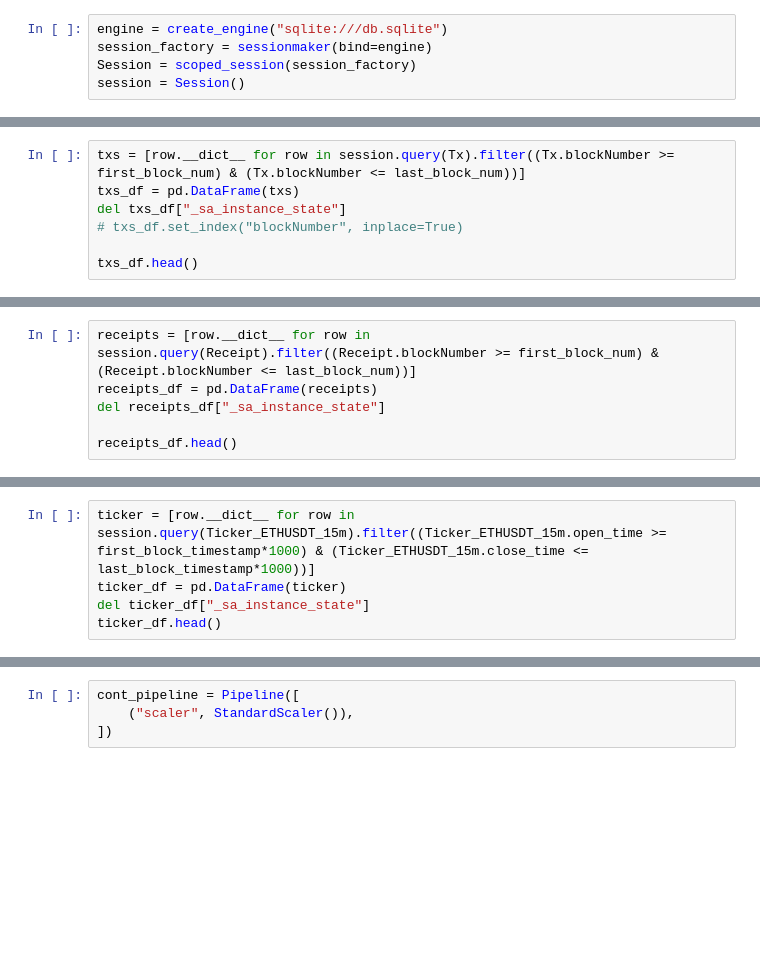
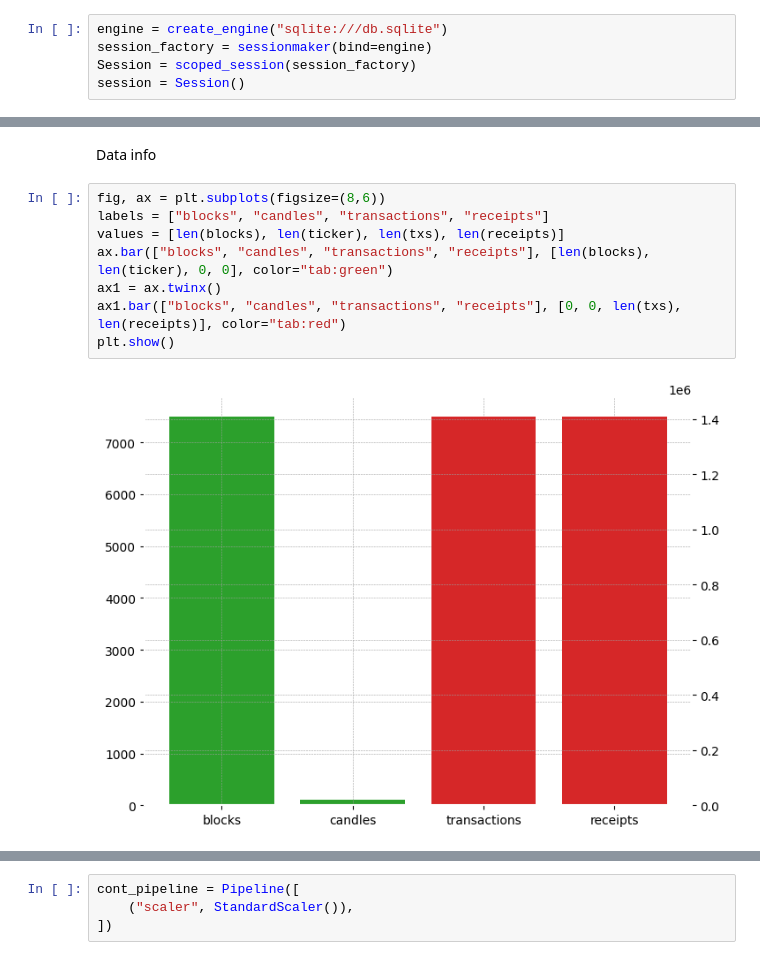
Before and after one commit to mariusvi/ai-tg-bot, a Jupyter notebook: notebooks/modelling.ipynb, the cells around one changed output, grey strips where cells are left out. Drawn from its saved outputs; the diff is of its cells as text; blank space fills up the shorter version.

```diff
--- a/notebooks/modelling.ipynb
+++ b/notebooks/modelling.ipynb
@@ -61,7 +41,0 @@ blocks_df.head()
-# %%
-txs = [row.__dict__ for row in session.query(Tx).filter((Tx.blockNumber >= first_block_num) & (Tx.blockNumber <= last_block_num))]
-txs_df = pd.DataFrame(txs)
-del txs_df["_sa_instance_state"]
-# txs_df.set_index("blockNumber", inplace=True)
-
-txs_df.head()
@@ -75,6 +41,0 @@ txs_df.head()
-# %%
-receipts = [row.__dict__ for row in session.query(Receipt).filter((Receipt.blockNumber >= first_block_num) & (Receipt.blockNumber <= last_block_num))]
-receipts_df = pd.DataFrame(receipts)
-del receipts_df["_sa_instance_state"]
-
-receipts_df.head()
@@ -88,5 +41,0 @@ receipts_df.head()
-# %%
-ticker = [row.__dict__ for row in session.query(Ticker_ETHUSDT_15m).filter((Ticker_ETHUSDT_15m.open_time >= first_block_timestamp*1000) & (Ticker_ETHUSDT_15m.close_time <= last_block_timestamp*1000))]
-ticker_df = pd.DataFrame(ticker)
-del ticker_df["_sa_instance_state"]
-ticker_df.head()
@@ -208,0 +164,12 @@ memory usage: 19.4 KB
+# %% [markdown]
+Data info
+# %%
+fig, ax = plt.subplots(figsize=(8,6))
+labels = ["blocks", "candles", "transactions", "receipts"]
+values = [len(blocks), len(ticker), len(txs), len(receipts)]
+ax.bar(["blocks", "candles", "transactions", "receipts"], [len(blocks), len(ticker), 0, 0], color="tab:green")
+ax1 = ax.twinx()
+ax1.bar(["blocks", "candles", "transactions", "receipts"], [0, 0, len(txs), len(receipts)], color="tab:red")
+plt.show()
+# %% [output]
+[figure, added]
```
Also changed, not shown: parts of 35 cells of this notebook.
